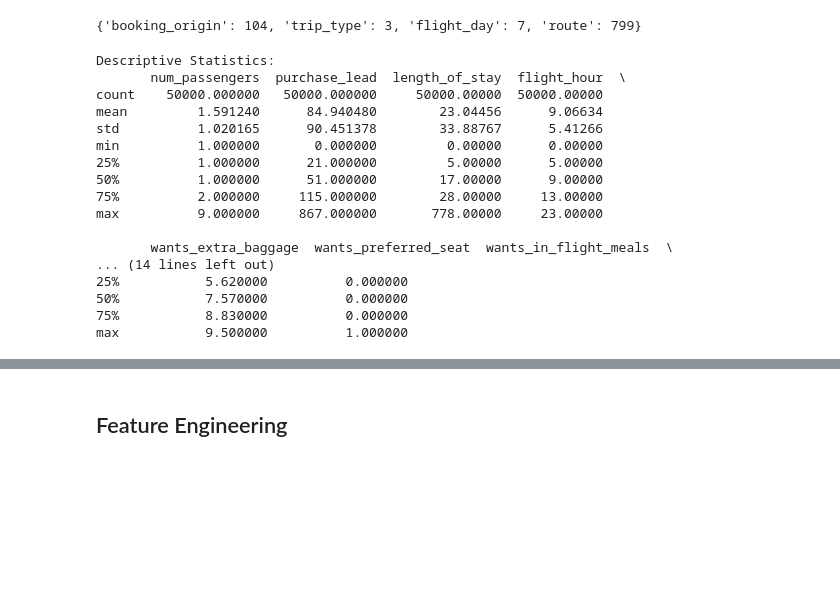
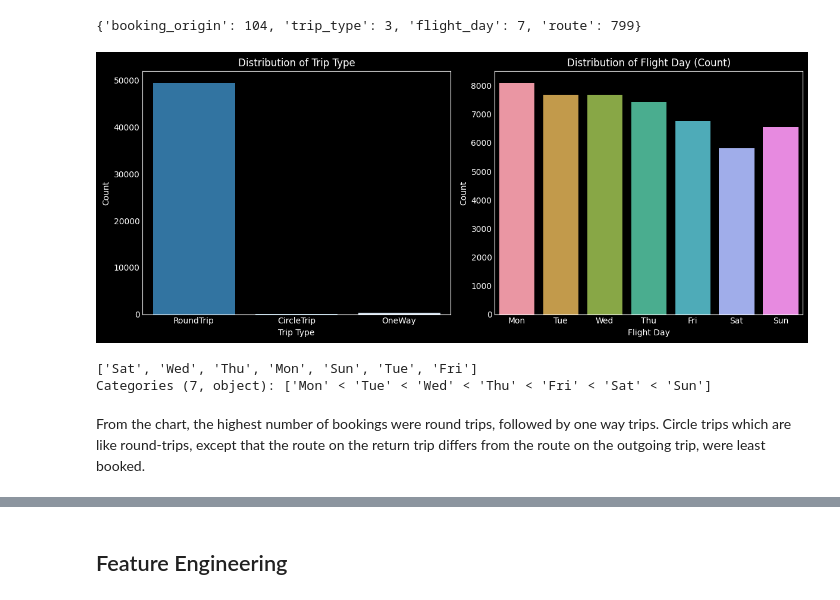
Before and after one commit to Perception-ui/fly_, a Jupyter notebook: notebook.ipynb, the cells around one changed output, grey strips where cells are left out. Cells and saved outputs as stored; diff of their text form; code cells hidden in the pictures; blank space fills up the shorter version.

```diff
--- a/notebook.ipynb
+++ b/notebook.ipynb
@@ -233,28 +261,44 @@ unique_counts = {col: df[col].nunique() for col in categorical_columns}
 unique_counts
 # %% [output]
 {'booking_origin': 104, 'trip_type': 3, 'flight_day': 7, 'route': 799}
+# %%
+# Define the order of days of the week starting from Monday
+ordered_days_of_week = ['Mon', 'Tue', 'Wed', 'Thu', 'Fri', 'Sat', 'Sun']
+
+# Reorder the 'flight_day' column based on the order of days of the week
+df['flight_day'] = pd.Categorical(df['flight_day'], categories=ordered_days_of_week, ordered=True)
+
+plt.figure(figsize=(18, 5))
+
+# Plot the distribution of 'trip_type' separately
+plt.subplot(1, 3, 1)
+sns.countplot(x='trip_type', data=df)
+plt.title('Distribution of Trip Type')
+plt.xlabel('Trip Type')
+plt.ylabel('Count')
+
+# Plot the distribution of 'flight_day' based on counts
+plt.subplot(1, 3, 2)
+sns.countplot(x='flight_day', data=df, order=ordered_days_of_week)
+plt.title('Distribution of Flight Day (Count)')
+plt.xlabel('Flight Day')
+plt.ylabel('Count')
+
+plt.tight_layout()
+plt.show()
+# %% [output]
+[figure, added]
+# %%
+df['flight_day'].unique()
+# %% [output]
+['Sat', 'Wed', 'Thu', 'Mon', 'Sun', 'Tue', 'Fri']
+Categories (7, object): ['Mon' < 'Tue' < 'Wed' < 'Thu' < 'Fri' < 'Sat' < 'Sun']
+# %% [markdown]
+From the chart, the highest number of bookings were round trips, followed by one way trips. Circle trips which are like round-trips, except that the route on the return trip differs from the route on the outgoing trip, were least booked.
 # %%
 # Descriptive Statistics
 print("\nDescriptive Statistics:")
 print(df.describe())
-# %% [output]
-Descriptive Statistics:
-       num_passengers  purchase_lead  length_of_stay  flight_hour  \
-count    50000.000000   50000.000000     50000.00000  50000.00000
-mean         1.591240      84.940480        23.04456      9.06634
-std          1.020165      90.451378        33.88767      5.41266
-min          1.000000       0.000000         0.00000      0.00000
-25%          1.000000      21.000000         5.00000      5.00000
-50%          1.000000      51.000000        17.00000      9.00000
-75%          2.000000     115.000000        28.00000     13.00000
-max          9.000000     867.000000       778.00000     23.00000
-
-       wants_extra_baggage  wants_preferred_seat  wants_in_flight_meals  \
-... (14 lines left out)
-25%           5.620000          0.000000
-50%           7.570000          0.000000
-75%           8.830000          0.000000
-max           9.500000          1.000000
 # %%
 # Data Distribution - Histograms
 numerical_columns = ['num_passengers', 'purchase_lead', 'length_of_stay', 'flight_hour', 'flight_duration']
```
Also changed, not shown: parts of 12 cells of this notebook.
